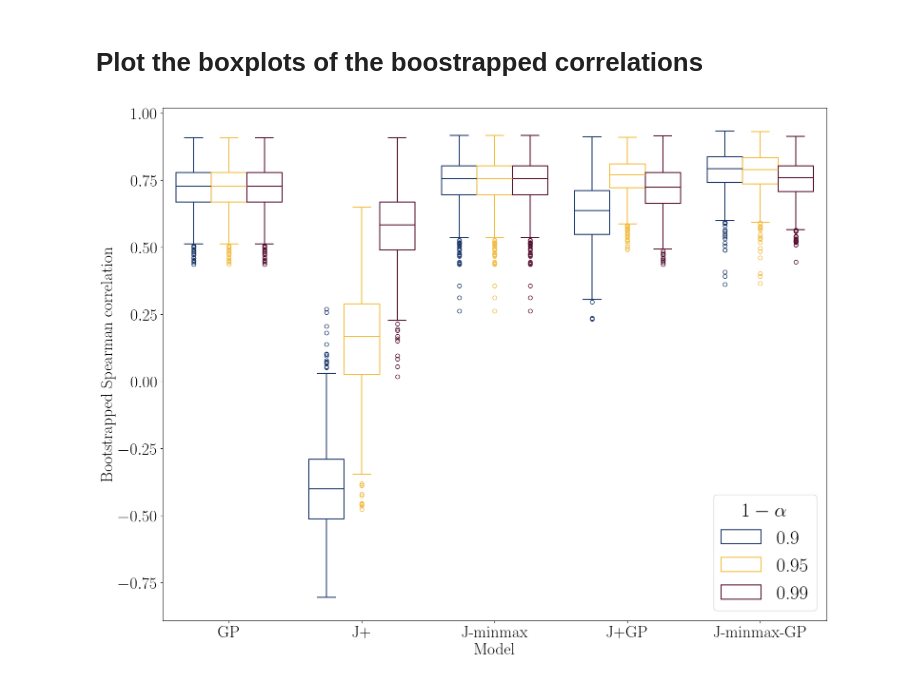
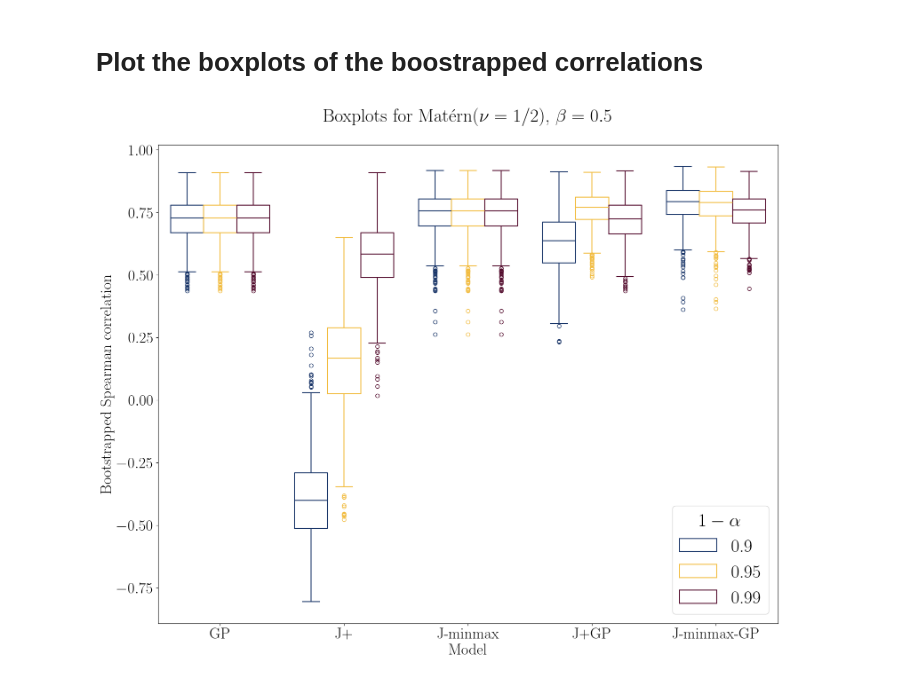
Before and after one commit to vincentblot28/conformalized_gp, a Jupyter notebook: paper_results/notebooks/cpu_notebook.ipynb, the cells around one changed output. Cells and saved outputs as stored; diff of their text form; code cells hidden in the pictures.

Commit message:
ENH: iupd CPU plots and notebooks

```diff
--- a/paper_results/notebooks/cpu_notebook.ipynb
+++ b/paper_results/notebooks/cpu_notebook.ipynb
@@ -440,6 +440,6 @@ plt.savefig("paper_results/plots/cpu_corr.pdf")
 # %% [markdown]
 # Plot the boxplots of the boostrapped correlations
 # %%
-plot_boxplot(models, ALPHA, BLUE_1, YELLOW, VIOLET, save=True, filename="paper_results/plots/cpu_boxplot.pdf")
+plot_boxplot(models, ALPHA, BLUE_1, YELLOW, VIOLET, nus, betas, save=True, filename="paper_results/plots/cpu_boxplot.pdf")
 # %% [output]
-[figure, old version]
+[figure, new version]
```
Also changed, not shown: 3 other files.
